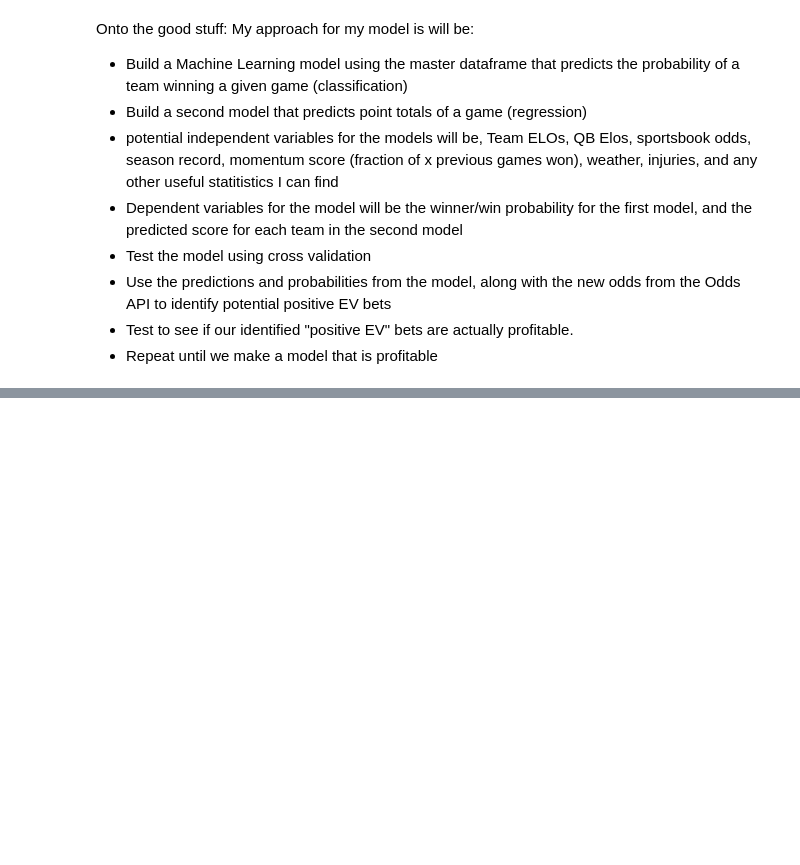
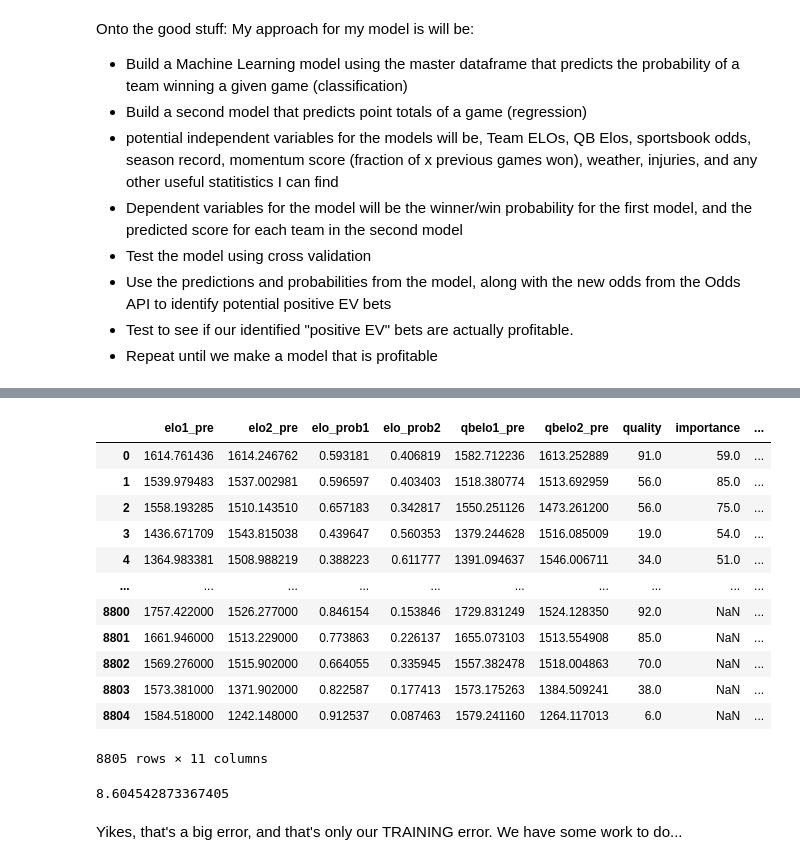
Before and after one commit to JonathanSears1/JonathanSears1.github.io, a Jupyter notebook: Beat-The-Books.ipynb, the cells around one changed output, grey strips where cells are left out. Saved outputs shown, nothing was run; the diff lists cells and outputs as text; code cells hidden in the pictures; blank space fills up the shorter version.

```diff
--- a/Beat-The-Books.ipynb
+++ b/Beat-The-Books.ipynb
@@ -456,0 +525,37 @@ My approach for my model is will be:
+# %%
+master_df[['elo1_pre','elo2_pre','elo_prob1','elo_prob2','qbelo1_pre','qbelo2_pre','quality','importance','over_under_line','spread_favorite','weather_temperature']]
+# %% [output]
+|  | elo1_pre | elo2_pre | elo_prob1 | elo_prob2 | qbelo1_pre | qbelo2_pre | quality | importance | ... |
+| 0 | 1614.761436 | 1614.246762 | 0.593181 | 0.406819 | 1582.712236 | 1613.252889 | 91.0 | 59.0 | ... |
+| 1 | 1539.979483 | 1537.002981 | 0.596597 | 0.403403 | 1518.380774 | 1513.692959 | 56.0 | 85.0 | ... |
+| 2 | 1558.193285 | 1510.143510 | 0.657183 | 0.342817 | 1550.251126 | 1473.261200 | 56.0 | 75.0 | ... |
+| 3 | 1436.671709 | 1543.815038 | 0.439647 | 0.560353 | 1379.244628 | 1516.085009 | 19.0 | 54.0 | ... |
+| 4 | 1364.983381 | 1508.988219 | 0.388223 | 0.611777 | 1391.094637 | 1546.006711 | 34.0 | 51.0 | ... |
+| ... | ... | ... | ... | ... | ... | ... | ... | ... | ... |
+| 8800 | 1757.422000 | 1526.277000 | 0.846154 | 0.153846 | 1729.831249 | 1524.128350 | 92.0 | NaN | ... |
+| 8801 | 1661.946000 | 1513.229000 | 0.773863 | 0.226137 | 1655.073103 | 1513.554908 | 85.0 | NaN | ... |
+| 8802 | 1569.276000 | 1515.902000 | 0.664055 | 0.335945 | 1557.382478 | 1518.004863 | 70.0 | NaN | ... |
+| 8803 | 1573.381000 | 1371.902000 | 0.822587 | 0.177413 | 1573.175263 | 1384.509241 | 38.0 | NaN | ... |
+| 8804 | 1584.518000 | 1242.148000 | 0.912537 | 0.087463 | 1579.241160 | 1264.117013 | 6.0 | NaN | ... |
+8805 rows × 11 columns
+# %%
+from sklearn.linear_model import LogisticRegression
+from sklearn.metrics import mean_absolute_error
+x_train_dict = master_df[['elo1_pre','elo2_pre','elo_prob1','elo_prob2','qbelo1_pre','qbelo2_pre','quality','importance','over_under_line','spread_favorite',]].dropna(axis=1).to_dict(orient='records')
+y_train = master_df['score1']
+vec = DictVectorizer(sparse = False)
+vec.fit(x_train_dict)
+x_train = vec.transform(x_train_dict)
+scaler = StandardScaler()
+scaler.fit(x_train)
+x_train_sc = scaler.transform(x_train)
+model = LogisticRegression(solver='newton-cg',max_iter=8000)
+model.fit(x_train_sc,y_train)
+#let's test on our training data
+y_pred = model.predict(x_train_sc)
+y_pred
+mean_absolute_error(master_df['score1'],y_pred)
+# %% [output]
+8.604542873367405
+# %% [markdown]
+Yikes, that's a big error, and that's only our TRAINING error. We have some work to do...
```
Also changed, not shown: parts of 4 cells of this notebook.
